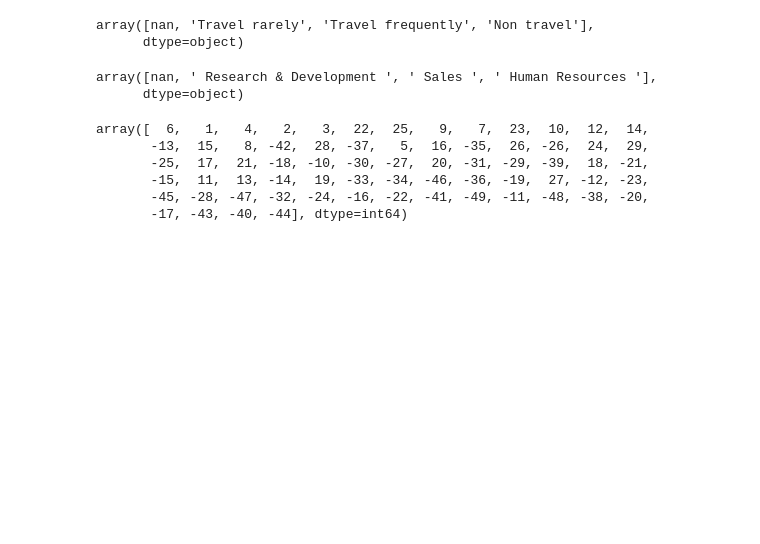
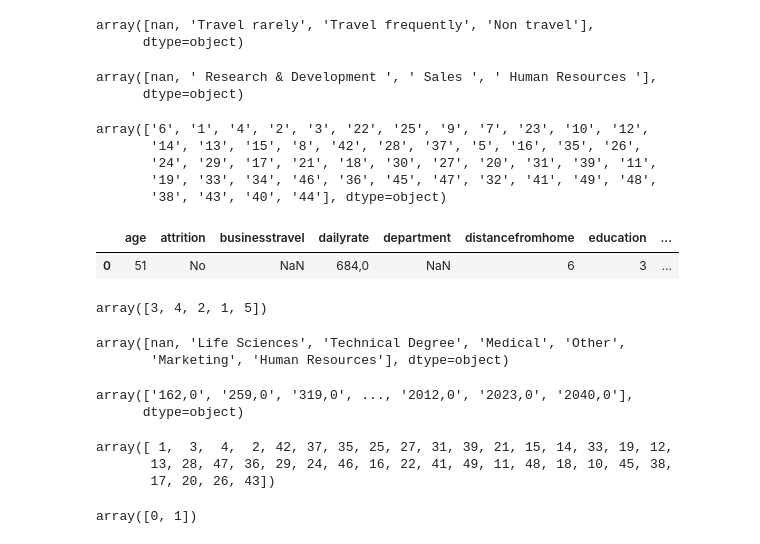
Before and after one commit to laural87/project-da-promo-I-modulo-3-team-2, a Jupyter notebook: Fase1_limpieza.ipynb, the cells around one changed output. Saved outputs shown, nothing was run; the diff lists cells and outputs as text; code cells hidden in the pictures; blank space fills up the shorter version.

```diff
--- a/Fase1_limpieza.ipynb
+++ b/Fase1_limpieza.ipynb
@@ -10,6 +10,8 @@ import numpy as np
 # Configuración
 # -----------------------------------------------------------------------
 pd.set_option('display.max_columns', None) # para poder visualizar todas las columnas de los DataFrames
+pd.set_option('display.max_colwidth', None) # para visualizar todo el contenido de los valores
+#pd.set_option('display.max_rows', None) # Para visualizar todo el contenido de las filas
 # %%
 datos = pd.read_csv('Datos/datos_empresa.csv', index_col=0)
 datos_limpios = pd.read_csv('Datos/datos_empresa_V1.csv', index_col=0)
@@ -168,14 +170,48 @@ datos['department'].unique()
 # %% [output]
 array([nan, ' Research & Development ', ' Sales ', ' Human Resources '],
       dtype=object)
-# %%
-#numeros negativos
-
-datos['distancefromhome'].unique()
-# %% [output]
-array([  6,   1,   4,   2,   3,  22,  25,   9,   7,  23,  10,  12,  14,
-       -13,  15,   8, -42,  28, -37,   5,  16, -35,  26, -26,  24,  29,
-       -25,  17,  21, -18, -10, -30, -27,  20, -31, -29, -39,  18, -21,
-       -15,  11,  13, -14,  19, -33, -34, -46, -36, -19,  27, -12, -23,
-       -45, -28, -47, -32, -24, -16, -22, -41, -49, -11, -48, -38, -20,
-       -17, -43, -40, -44], dtype=int64)
+# %%
+# Hemos cambiado el tipo de int a str y elominado el menos de los negativos. Queda vovlerlo float.
+
+datos_distance = datos['distancefromhome'].astype(str)
+
+distancefromhome = datos_distance.str.replace('-', '')
+
+datos['distancefromhome'] = distancefromhome
+
+datos['distancefromhome'].unique()
+# %% [output]
+array(['6', '1', '4', '2', '3', '22', '25', '9', '7', '23', '10', '12',
+       '14', '13', '15', '8', '42', '28', '37', '5', '16', '35', '26',
+       '24', '29', '17', '21', '18', '30', '27', '20', '31', '39', '11',
+       '19', '33', '34', '46', '36', '45', '47', '32', '41', '49', '48',
+       '38', '43', '40', '44'], dtype=object)
+# %%
+datos.head(1) # Llego hasta numcompaniesworked
+# %% [output]
+|  | age | attrition | businesstravel | dailyrate | department | distancefromhome | education | ... |
+| 0 | 51 | No | NaN | 684,0 | NaN | 6 | 3 | ... |
+# %%
+datos['education'].unique() # No hay que hacerle nada
+# %% [output]
+array([3, 4, 2, 1, 5])
+# %%
+datos['educationfield'].unique() # ya está capitalizado. Nos falta ver que hacer con NaN
+# %% [output]
+array([nan, 'Life Sciences', 'Technical Degree', 'Medical', 'Other',
+       'Marketing', 'Human Resources'], dtype=object)
+# %%
+datos['employeenumber'].unique() # tiene NaN. Tiene duplicados
+# %% [output]
+array(['162,0', '259,0', '319,0', ..., '2012,0', '2023,0', '2040,0'],
+      dtype=object)
+# %%
+datos['environmentsatisfaction'].unique()
+# %% [output]
+array([ 1,  3,  4,  2, 42, 37, 35, 25, 27, 31, 39, 21, 15, 14, 33, 19, 12,
+       13, 28, 47, 36, 29, 24, 46, 16, 22, 41, 49, 11, 48, 18, 10, 45, 38,
+       17, 20, 26, 43])
+# %%
+datos['gender'].unique() # ¿queremos cambiar los 0 y uno por las iniciales del genero?
+# %% [output]
+array([0, 1])
```
Also changed, not shown: parts of 12 cells of this notebook.
